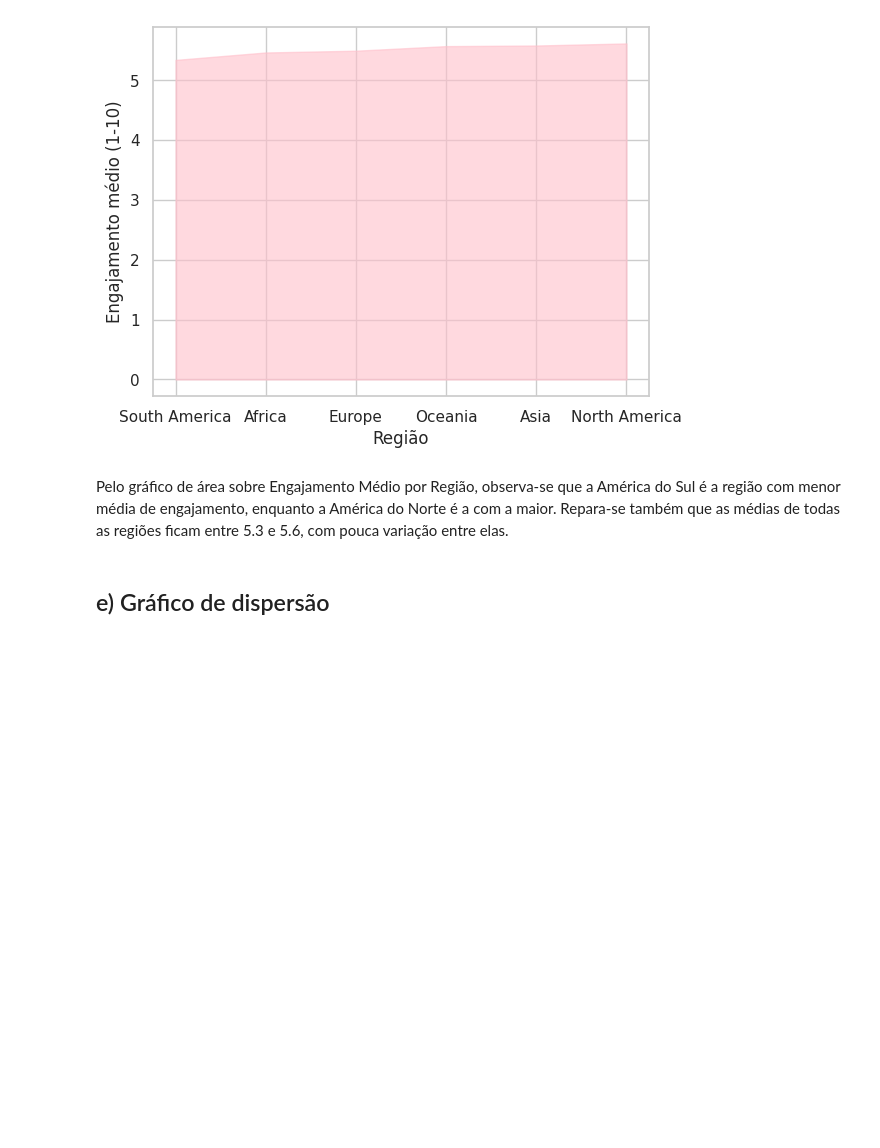
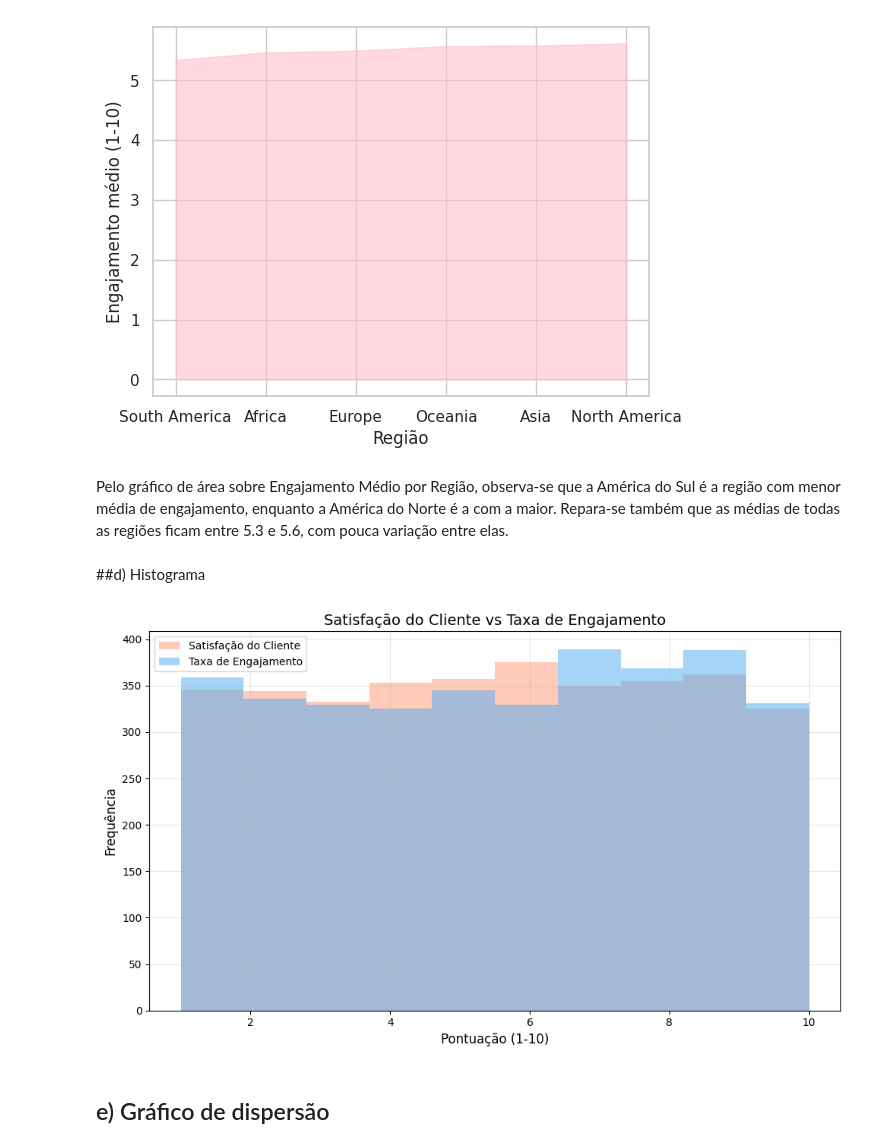
Before and after one commit to LeonardoChung/NetflixGraphics, a Jupyter notebook: VisualizacaoDadosv1.ipynb, the cells around one changed output. Cells and saved outputs as stored; diff of their text form; code cells hidden in the pictures; blank space fills up the shorter version.

Commit message:
inclusão do histograma e pizza

```diff
--- a/VisualizacaoDadosv1.ipynb
+++ b/VisualizacaoDadosv1.ipynb
@@ -58,6 +58,22 @@ plt.show()
 [figure]
 # %% [markdown]
 Pelo gráfico de área sobre Engajamento Médio por Região, observa-se que a América do Sul é a região com menor média de engajamento, enquanto a América do Norte é a com a maior. Repara-se também que as médias de todas as regiões ficam entre 5.3 e 5.6, com pouca variação entre elas.
+# %% [markdown]
+##d) Histograma
+# %%
+# Histograma ->
+
+df[["Engagement Rate (1-10)", "Customer Satisfaction Score (1-10)"]].plot.hist(alpha=0.5, bins=10, figsize=(10, 6), color=['#FF9671', '#4DABF5'])
+plt.title('Satisfação do Cliente vs Taxa de Engajamento', fontsize=14)
+plt.xlabel('Pontuação (1-10)', fontsize=12)
+plt.ylabel('Frequência', fontsize=12)
+plt.grid(True, alpha=0.3)
+plt.legend(['Satisfação do Cliente', 'Taxa de Engajamento'])
+
+plt.tight_layout()
+plt.show()
+# %% [output]
+[figure, added]
 # %% [markdown]
 ## e) Gráfico de dispersão
 # %%
```
Also changed, not shown: parts of 3 cells of this notebook.
